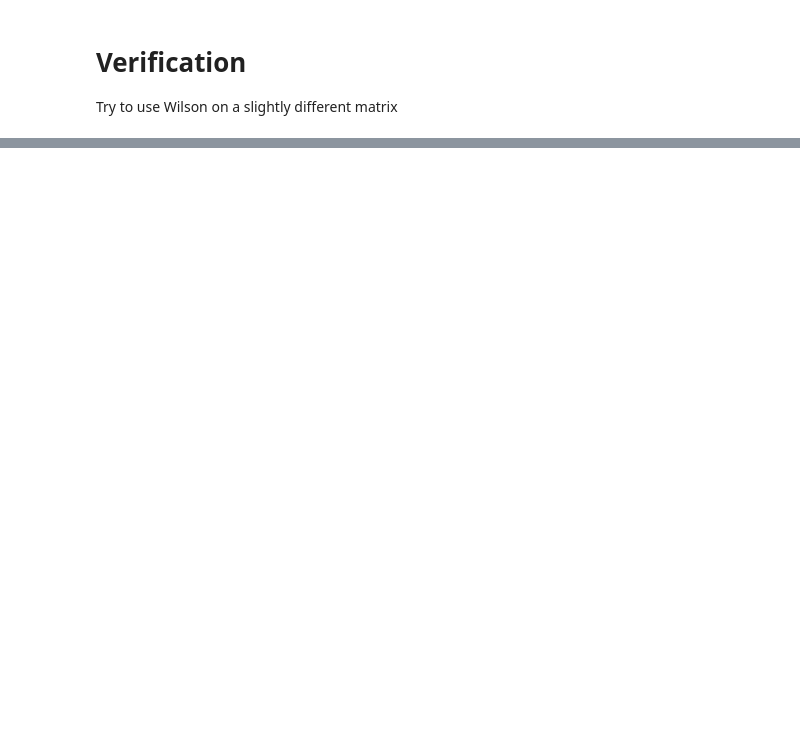
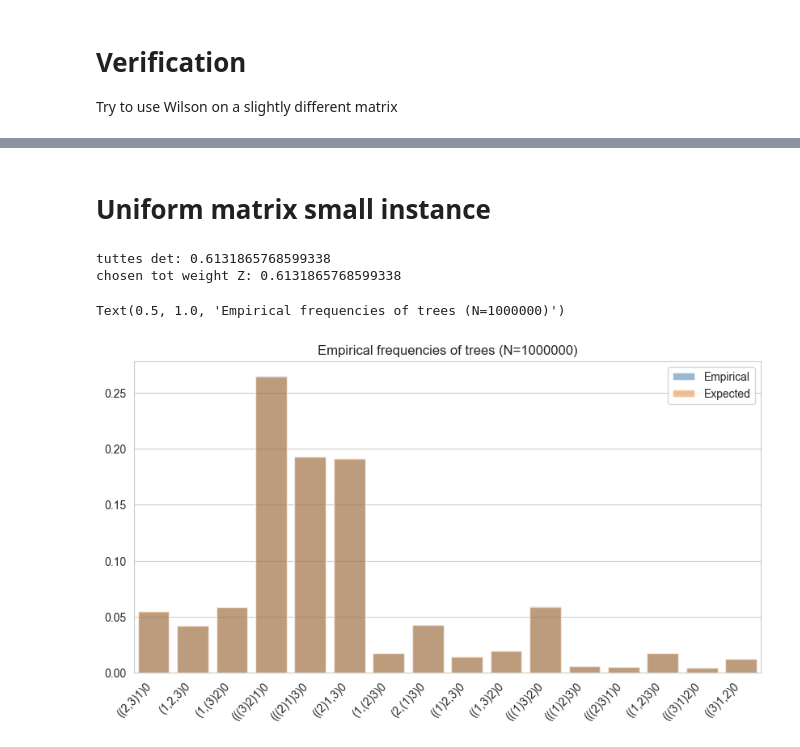
Before and after one commit to Lagergren-Lab/treesampling, a Jupyter notebook: notebooks/victree_matrix_debug.ipynb, the cells around one changed output, grey strips where cells are left out. Drawn from its saved outputs; the diff is of its cells as text; code cells hidden in the pictures; blank space fills up the shorter version.

```diff
--- a/notebooks/victree_matrix_debug.ipynb
+++ b/notebooks/victree_matrix_debug.ipynb
@@ -142,0 +184,2 @@ ValueError: probabilities do not sum to 1
+# %% [markdown]
+# Uniform matrix small instance
@@ -142,0 +196,44 @@ ValueError: probabilities do not sum to 1
+# %%
+from treesampling.utils.graphs import tuttes_tot_weight
+
+K = 4
+N = 1000000
+# random matrix
+W = np.random.uniform(0, 1, size=(K, K))
+np.fill_diagonal(W, 0)
+# prepare normalization factor
+A = np.copy(W)
+L = laplacian(A[1:, 1:], A[0, 1:])
+new_det = np.linalg.det(L)
+graph = nx.from_numpy_array(W, create_using=nx.DiGraph)
+tuttes_det = tuttes_tot_weight(graph, root=0)
+print(f"tuttes det: {tuttes_det}")
+Z = tuttes_det
+print(f"chosen tot weight Z: {Z}")
+
+W = np.log(W)
+
+# gather sample
+dist = {}
+real_prob = {}
+for _ in range(N):
+    # tree = _castaway_rst_log(W, 0, trick=False)
+    tree = wilson_rst_from_matrix(W, root=0, log_probs=True)
+    tree_nwk = tree_to_newick(tree)
+    if tree_nwk not in dist:
+        real_prob[tree_nwk] = np.exp(sum([W[u, v] for u, v in tree.edges()])) / Z
+        dist[tree_nwk] = 0
+    dist[tree_nwk] += 1 / N
+# %% [output]
+tuttes det: 0.6131865768599338
+chosen tot weight Z: 0.6131865768599338
+# %%
+# plot
+fig, ax = plt.subplots(figsize=(10, 5))
+sns.barplot(x=list(dist.keys()), y=list(dist.values()), ax=ax, alpha=0.5, label='Empirical')
+sns.barplot(x=list(real_prob.keys()), y=list(real_prob.values()), ax=ax, alpha=0.5, label='Expected')
+ax.set_xticklabels(ax.get_xticklabels(), rotation=45, horizontalalignment='right')
+ax.set_title(f'Empirical frequencies of trees (N={N})')
+# %% [output]
+Text(0.5, 1.0, 'Empirical frequencies of trees (N=1000000)')
+[figure, added]
```
Also changed, not shown: parts of 14 cells of this notebook, 2 other files.
